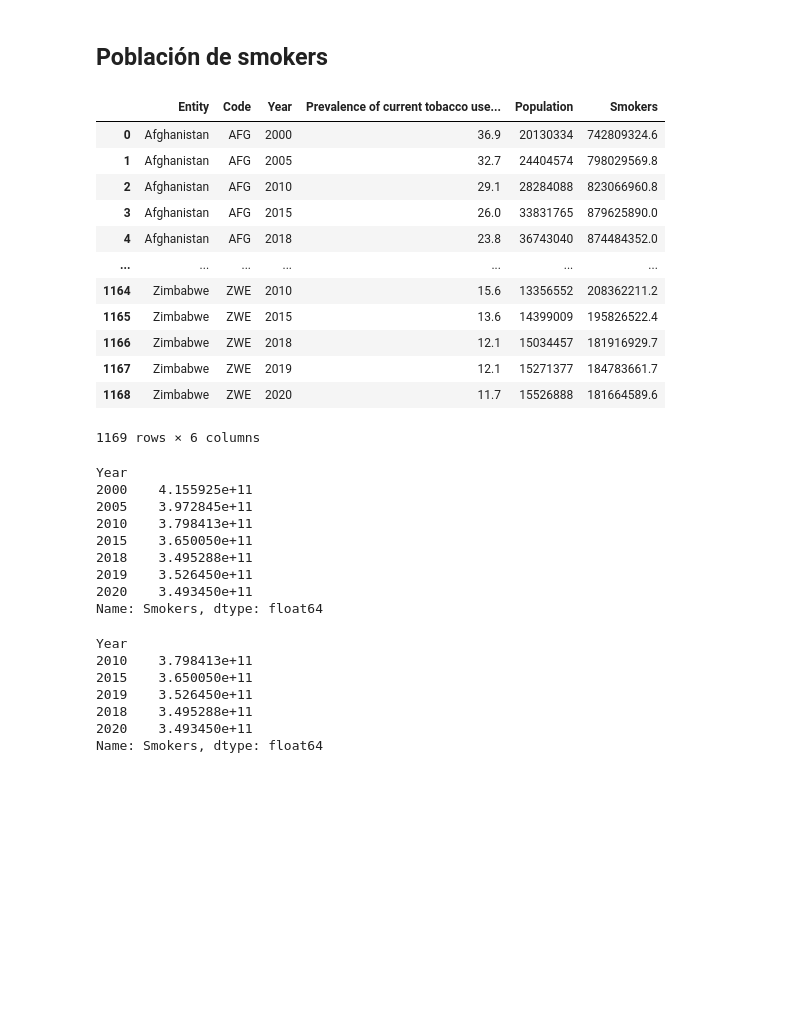
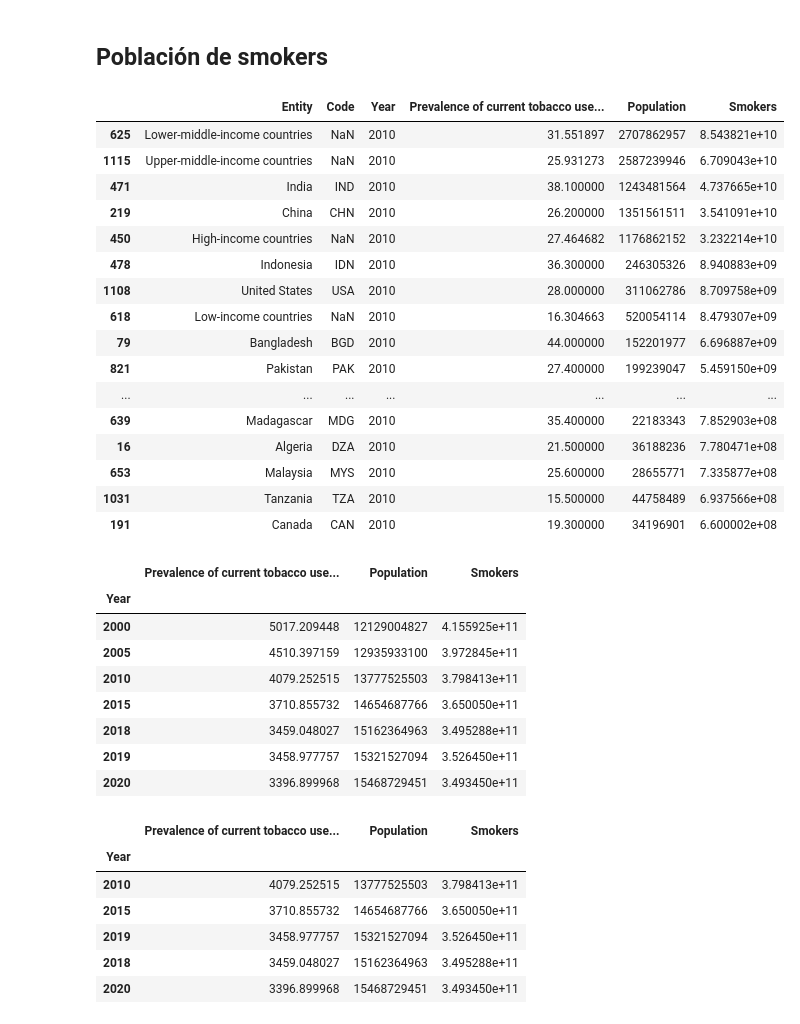
Before and after one commit to Fernanda-Bley/IIC2026-Grupo-3, a Jupyter notebook: InvestigacionMaximos/mayor-fumadores.ipynb, the cells around one changed output. Drawn from its saved outputs; the diff is of its cells as text; code cells hidden in the pictures; blank space fills up the shorter version.

```diff
--- a/InvestigacionMaximos/mayor-fumadores.ipynb
+++ b/InvestigacionMaximos/mayor-fumadores.ipynb
@@ -75,50 +90,54 @@ Vemos que el año con más fumadores fue el 1997.
 # %%
 popu = pd.read_csv("./data/Population-Smokers.csv")
 popu["Smokers"] = popu[f"Prevalence of current tobacco use (% of adults)"]* popu["Population"]
-popu
+popu[popu['Year'] == 2010].sort_values(by='Smokers', ascending=False).head(40)
 # %% [output]
 |  | Entity | Code | Year | Prevalence of current tobacco use... | Population | Smokers |
-| 0 | Afghanistan | AFG | 2000 | 36.9 | 20130334 | 742809324.6 |
-| 1 | Afghanistan | AFG | 2005 | 32.7 | 24404574 | 798029569.8 |
-| 2 | Afghanistan | AFG | 2010 | 29.1 | 28284088 | 823066960.8 |
-| 3 | Afghanistan | AFG | 2015 | 26.0 | 33831765 | 879625890.0 |
-| 4 | Afghanistan | AFG | 2018 | 23.8 | 36743040 | 874484352.0 |
+| 625 | Lower-middle-income countries | NaN | 2010 | 31.551897 | 2707862957 | 8.543821e+10 |
+| 1115 | Upper-middle-income countries | NaN | 2010 | 25.931273 | 2587239946 | 6.709043e+10 |
+| 471 | India | IND | 2010 | 38.100000 | 1243481564 | 4.737665e+10 |
+| 219 | China | CHN | 2010 | 26.200000 | 1351561511 | 3.541091e+10 |
+| 450 | High-income countries | NaN | 2010 | 27.464682 | 1176862152 | 3.232214e+10 |
+| 478 | Indonesia | IDN | 2010 | 36.300000 | 246305326 | 8.940883e+09 |
+| 1108 | United States | USA | 2010 | 28.000000 | 311062786 | 8.709758e+09 |
+| 618 | Low-income countries | NaN | 2010 | 16.304663 | 520054114 | 8.479307e+09 |
+| 79 | Bangladesh | BGD | 2010 | 44.000000 | 152201977 | 6.696887e+09 |
+| 821 | Pakistan | PAK | 2010 | 27.400000 | 199239047 | 5.459150e+09 |
 | ... | ... | ... | ... | ... | ... | ... |
-| 1164 | Zimbabwe | ZWE | 2010 | 15.6 | 13356552 | 208362211.2 |
-| 1165 | Zimbabwe | ZWE | 2015 | 13.6 | 14399009 | 195826522.4 |
-| 1166 | Zimbabwe | ZWE | 2018 | 12.1 | 15034457 | 181916929.7 |
-| 1167 | Zimbabwe | ZWE | 2019 | 12.1 | 15271377 | 184783661.7 |
-| 1168 | Zimbabwe | ZWE | 2020 | 11.7 | 15526888 | 181664589.6 |
+| 639 | Madagascar | MDG | 2010 | 35.400000 | 22183343 | 7.852903e+08 |
+| 16 | Algeria | DZA | 2010 | 21.500000 | 36188236 | 7.780471e+08 |
+| 653 | Malaysia | MYS | 2010 | 25.600000 | 28655771 | 7.335877e+08 |
+| 1031 | Tanzania | TZA | 2010 | 15.500000 | 44758489 | 6.937566e+08 |
+| 191 | Canada | CAN | 2010 | 19.300000 | 34196901 | 6.600002e+08 |
-1169 rows × 6 columns
 # %%
 yearly_popu = popu.groupby('Year').agg({
     f'Prevalence of current tobacco use (% of adults)': 'sum',
     'Population': 'sum',
     'Smokers': 'sum'
 })
-yearly_popu['Smokers']
+yearly_popu
 # %% [output]
-Year
-2000    4.155925e+11
-2005    3.972845e+11
-2010    3.798413e+11
-2015    3.650050e+11
-2018    3.495288e+11
-2019    3.526450e+11
-2020    3.493450e+11
-Name: Smokers, dtype: float64
+|  | Prevalence of current tobacco use... | Population | Smokers |
+| Year |  |  |  |
+| 2000 | 5017.209448 | 12129004827 | 4.155925e+11 |
+| 2005 | 4510.397159 | 12935933100 | 3.972845e+11 |
+| 2010 | 4079.252515 | 13777525503 | 3.798413e+11 |
+| 2015 | 3710.855732 | 14654687766 | 3.650050e+11 |
+| 2018 | 3459.048027 | 15162364963 | 3.495288e+11 |
+| 2019 | 3458.977757 | 15321527094 | 3.526450e+11 |
+| 2020 | 3396.899968 | 15468729451 | 3.493450e+11 |
 # %%
 # Sort the Smokers column in descending order
 yearly_popu = yearly_popu.sort_values(by='Smokers', ascending=False)
 
 # Print the sorted DataFrame
-yearly_popu.head(5)['Smokers']
-yearly_popu.tail(5)['Smokers']
+yearly_popu.head(5)
+yearly_popu.tail(5)
 # %% [output]
-Year
-2010    3.798413e+11
-2015    3.650050e+11
-2019    3.526450e+11
-2018    3.495288e+11
-2020    3.493450e+11
-Name: Smokers, dtype: float64
+|  | Prevalence of current tobacco use... | Population | Smokers |
+| Year |  |  |  |
+| 2010 | 4079.252515 | 13777525503 | 3.798413e+11 |
+| 2015 | 3710.855732 | 14654687766 | 3.650050e+11 |
+| 2019 | 3458.977757 | 15321527094 | 3.526450e+11 |
+| 2018 | 3459.048027 | 15162364963 | 3.495288e+11 |
+| 2020 | 3396.899968 | 15468729451 | 3.493450e+11 |
```
Also changed, not shown: parts of 1 cell of this notebook, 2 other files.
